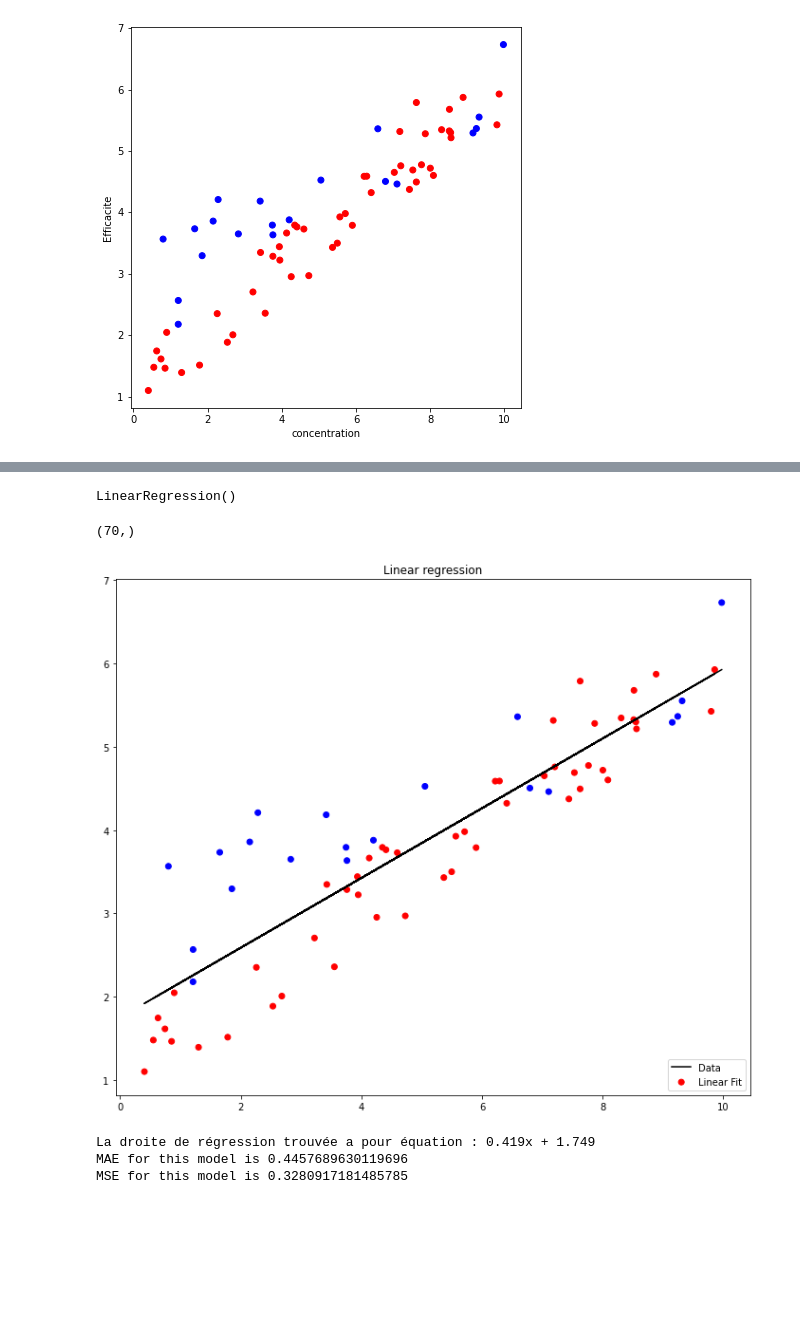
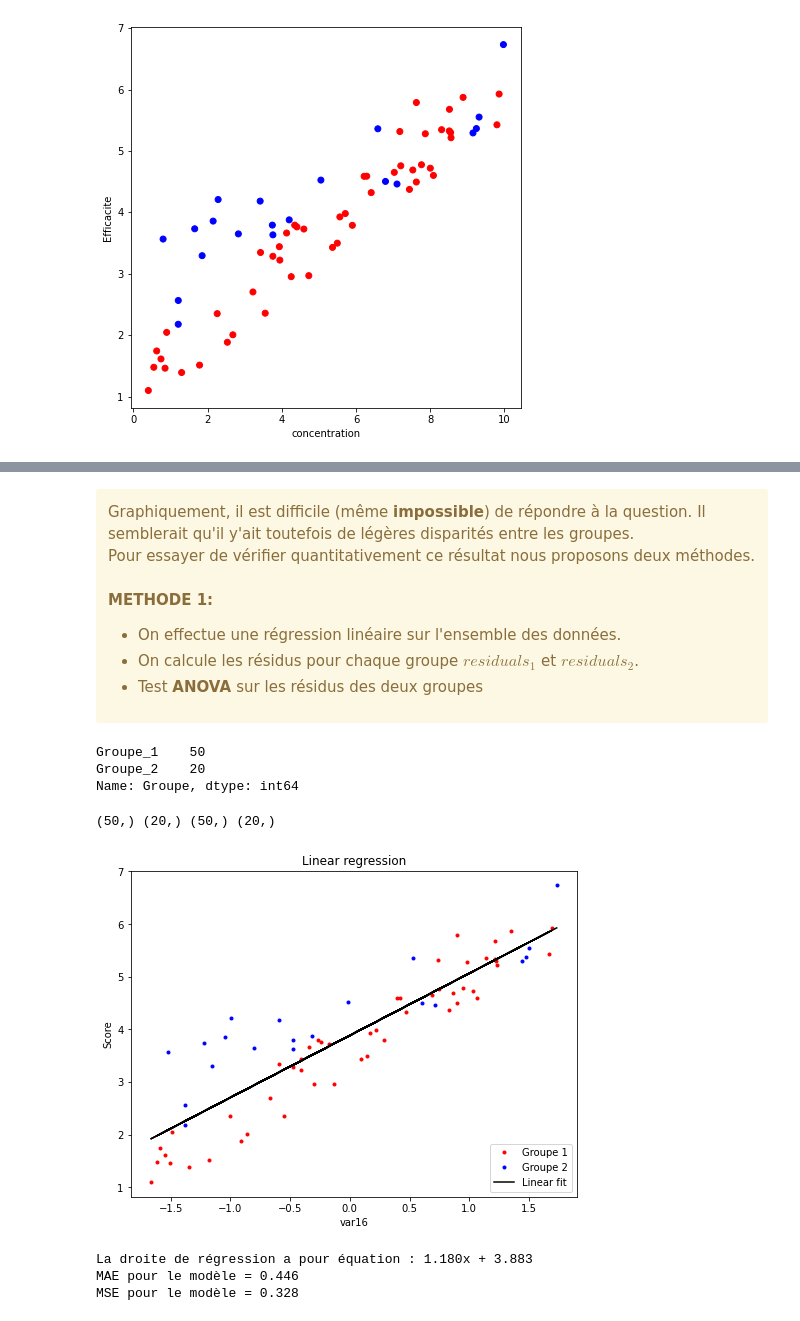
Before and after one commit to abfariah/BE_AML_Linear, a Jupyter notebook: STRANG_ROBINET.ipynb, the cells around one changed output, grey strips where cells are left out. Drawn from its saved outputs; the diff is of its cells as text; code cells hidden in the pictures; blank space fills up the shorter version.

```diff
--- a/STRANG_ROBINET.ipynb
+++ b/STRANG_ROBINET.ipynb
@@ -650,25 +634,53 @@ encoded_groups = np.where(groups == 'Groupe_1', 1, 2)
-# %%
-from sklearn.linear_model import LinearRegression
-from sklearn.metrics import mean_absolute_error, mean_squared_error
-lr = LinearRegression()
-lr.fit(concentration.reshape(-1, 1), efficacite)
-# %% [output]
-LinearRegression()
+# %% [markdown]
+<div class="alert alert-block alert-warning">
+    Graphiquement, il est difficile (même <b>impossible</b>) de répondre à la question. Il semblerait qu'il y'ait toutefois de légères disparités entre les groupes.
+
+Pour essayer de vérifier quantitativement ce résultat nous proposons deux méthodes. <br> <br>
+    <b> METHODE 1: </b> <br>
+
+- On effectue une régression linéaire sur l'ensemble des données. <br>
+- On calcule les résidus pour chaque groupe $residuals_1$ et $residuals_2$. <br>
+- Test <b> ANOVA </b> sur les résidus des deux groupes
+</div>
+# %%
+dataframe.Groupe.value_counts()
+# %% [output]
+Groupe_1    50
+Groupe_2    20
+Name: Groupe, dtype: int64
+# %%
+X = dataframe.concentration.values
+y = dataframe.Efficacite.values
+groups = dataframe.Groupe.values
+encoded_groups = np.where(groups == 'Groupe_1', True, False)
+X_scaled = scale(X)
+X_1_scaled = X_scaled[encoded_groups]
+y_1 = y[encoded_groups]
+X_2_scaled = X_scaled[~encoded_groups]
+y_2 = y[~encoded_groups]
+
+print(X_1_scaled.shape, X_2_scaled.shape, y_1.shape, y_2.shape)
+# %% [output]
+(50,) (20,) (50,) (20,)
 # %%
-y_pred = lr.predict(concentration.reshape(-1, 1))
-print(y_pred.shape)
-fig = plt.figure(figsize=(12, 10))
-plt.scatter(concentration, efficacite, c=['r' if encoded_groups[i] == 1 else 'b' for i in range(len(encoded_groups))])
-plt.plot(concentration, y_pred, 'k-')
-plt.legend(('Data', 'Linear Fit'), loc='lower right')
+linear_regression = LinearRegression()
+linear_regression.fit(X_scaled[:, np.newaxis], y)
+
+y_pred = linear_regression.predict(X_scaled[:, np.newaxis])
+fig = plt.figure(figsize=(8, 6))
+plt.plot(X_1_scaled, y_1, 'r.')
+plt.plot(X_2_scaled, y_2, 'b.')
+plt.plot(X_scaled, y_pred, 'k-')
+plt.legend(('Groupe 1', 'Groupe 2','Linear fit'), loc='lower right')
 plt.title('Linear regression')
+plt.xlabel(f"var{idx}")
+plt.ylabel("Score")
 plt.show()
-print(f"La droite de régression trouvée a pour équation : {float(lr.coef_):.3f}x + {float(lr.intercept_):.3f}")
-print(f"MAE for this model is {mean_absolute_error(efficacite, y_pred)}")
-print(f"MSE for this model is {mean_squared_error(efficacite, y_pred)}")
+print(f"La droite de régression a pour équation : {float(linear_regression.coef_):.3f}x + {float(linear_regression.intercept_):.3f}")
+print(f"MAE pour le modèle = {mean_absolute_error(y, y_pred):.3f}")
+print(f"MSE pour le modèle = {mean_squared_error(y, y_pred):.3f}")
 # %% [output]
+[figure, new version]
-(70,)
+La droite de régression a pour équation : 1.180x + 3.883
+MAE pour le modèle = 0.446
+MSE pour le modèle = 0.328
-[figure, old version]
-La droite de régression trouvée a pour équation : 0.419x + 1.749
-MAE for this model is 0.4457689630119696
-MSE for this model is 0.3280917181485785
```
Also changed, not shown: parts of 33 cells of this notebook.
